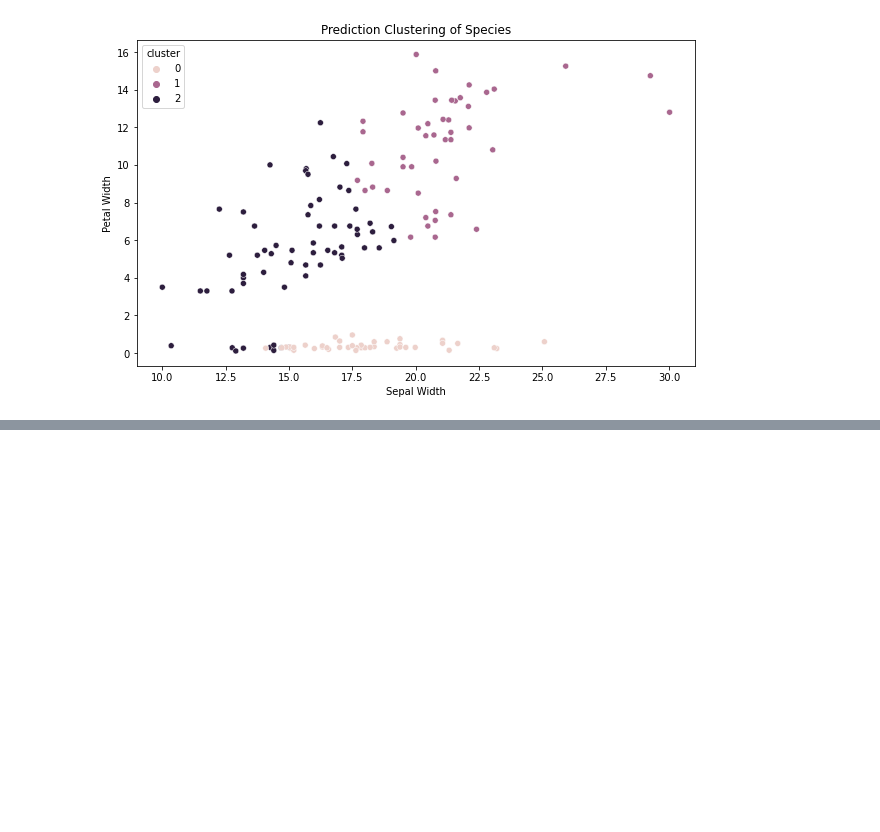
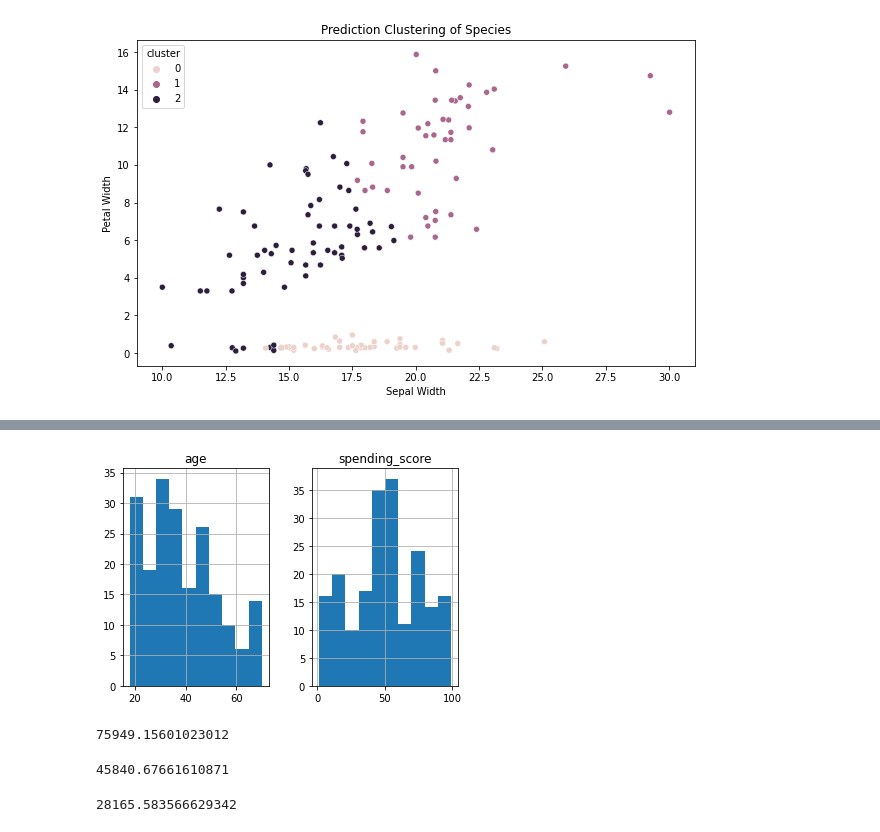
Before and after one commit to ForrestMccrosky/clustering-exercises, a Jupyter notebook: modeling.ipynb, the cells around one changed output, grey strips where cells are left out. Saved outputs shown, nothing was run; the diff lists cells and outputs as text; code cells hidden in the pictures; blank space fills up the shorter version.

```diff
--- a/modeling.ipynb
+++ b/modeling.ipynb
@@ -274,0 +279,5 @@ plt.show()
+# %%
+sql_query = 'select * from customers;'
+# %%
+df = pd.read_sql(sql_query, sql_connect('mall_customers'))
+df.head()  ## <-- diplaying sample of dataframe (5 rows)
@@ -274,0 +291,3 @@ plt.show()
+# %%
+X = df[['age', 'spending_score']]
+X.head()
@@ -274,0 +301,30 @@ plt.show()
+# %%
+X.hist();
+# %% [output]
+[figure, added]
+# %%
+### Using Elbow Method to look at number of K's to use in clustering
+
+k = 2
+
+kmeans = KMeans(n_clusters = k)
+kmeans.fit(X)
+kmeans.inertia_
+# %% [output]
+75949.15601023012
+# %%
+k = 3
+
+kmeans = KMeans(n_clusters = k)
+kmeans.fit(X)
+kmeans.inertia_
+# %% [output]
+45840.67661610871
+# %%
+k = 4
+
+kmeans = KMeans(n_clusters = k)
+kmeans.fit(X)
+kmeans.inertia_
+# %% [output]
+28165.583566629342
```
Also changed, not shown: parts of 24 cells of this notebook.
